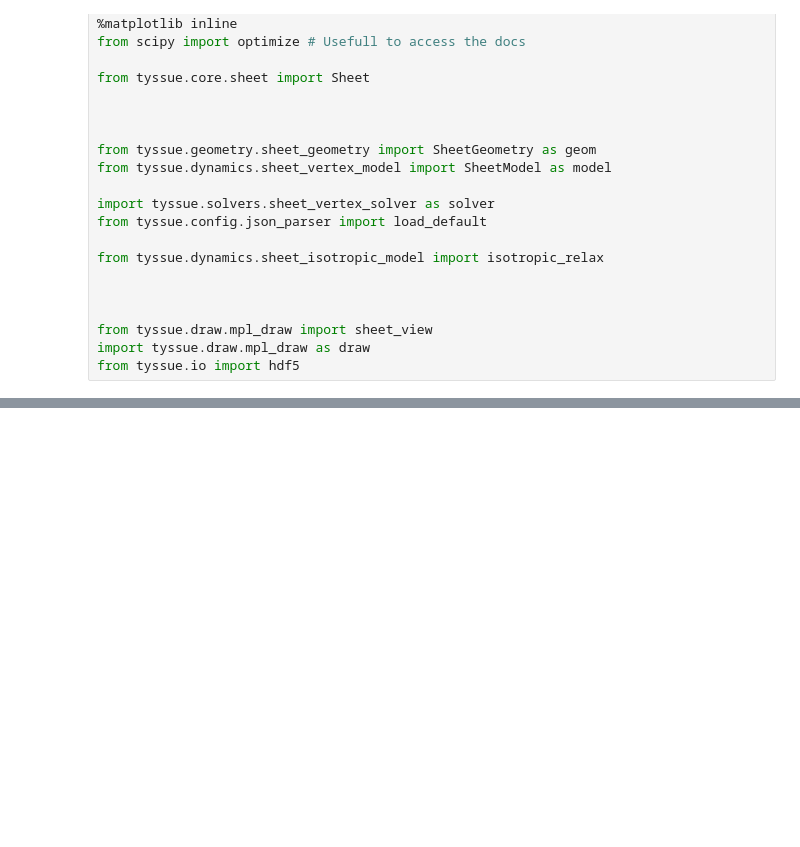
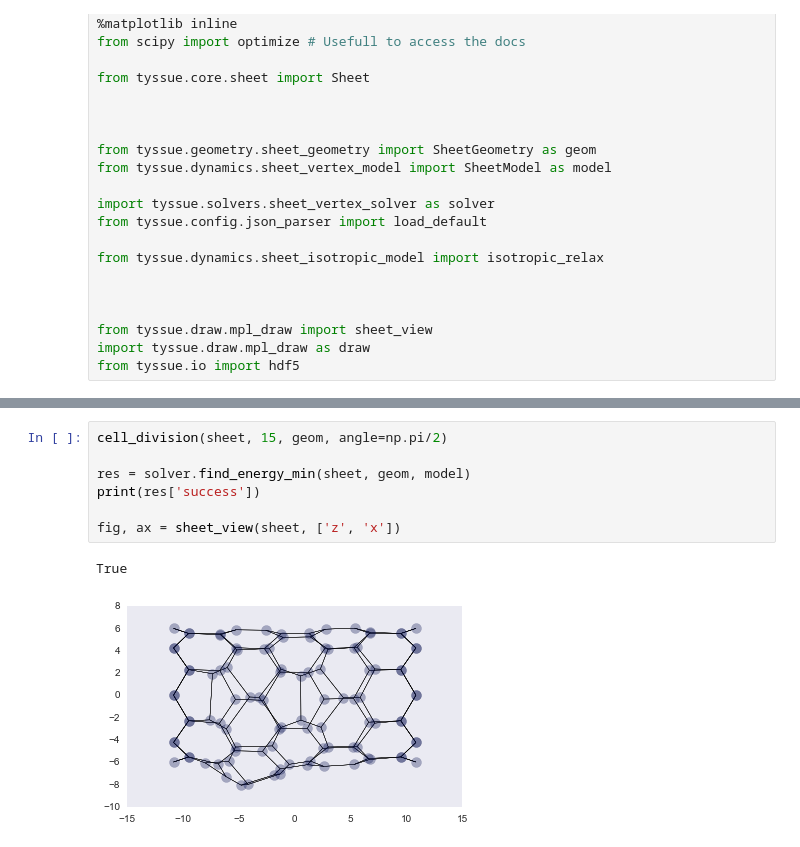
Before and after one commit to DamCB/tyssue, a Jupyter notebook: notebooks/dynamics/Cell Division.ipynb, the cells around one changed output, grey strips where cells are left out. Cells and saved outputs as stored; diff of their text form; blank space fills up the shorter version.

```diff
--- a/notebooks/dynamics/Cell Division.ipynb
+++ b/notebooks/dynamics/Cell Division.ipynb
@@ -80,0 +92,10 @@ True
+# %%
+cell_division(sheet, 15, geom, angle=np.pi/2)
+
+res = solver.find_energy_min(sheet, geom, model)
+print(res['success'])
+
+fig, ax = sheet_view(sheet, ['z', 'x'])
+# %% [output]
+True
+[figure, added]
```
Also changed, not shown: parts of 7 cells of this notebook, 14 other files.
